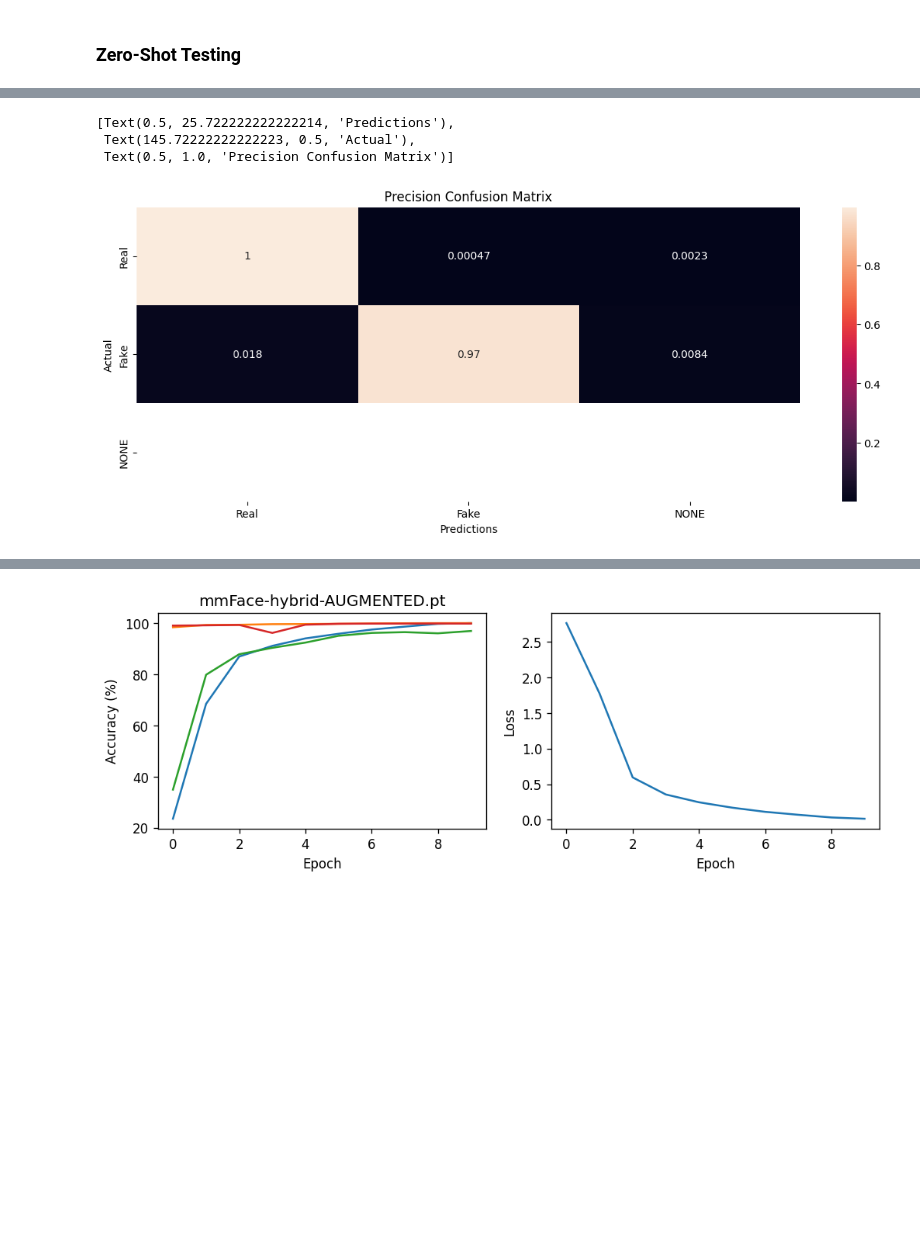
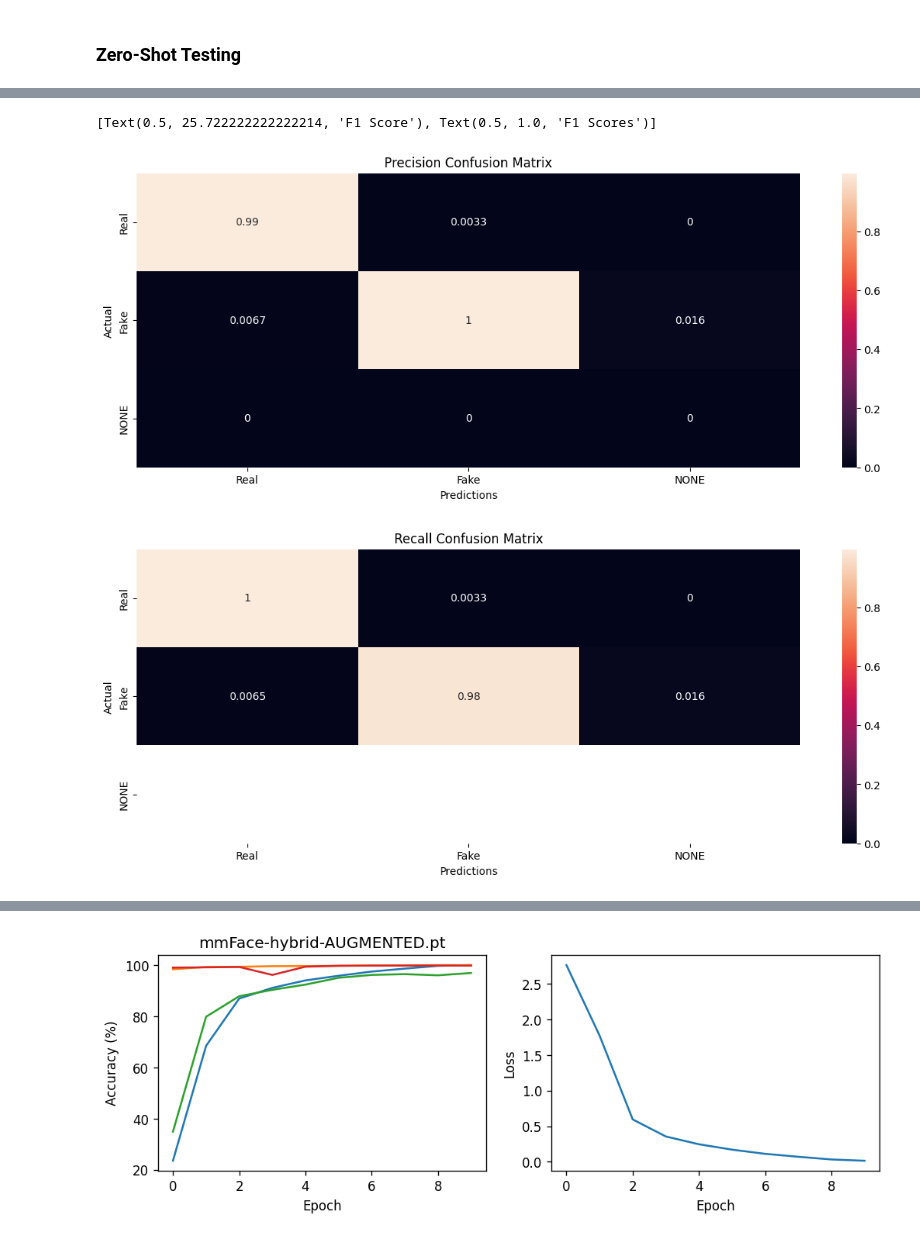
Before and after one commit to StergiousAji/mmFace-3D-Face-Recognition-using-RGB-and-mmWave-Radar, a Jupyter notebook: src/3DFR_Net/mmFace/mmFace-hybrid.ipynb, the cells around one changed output, grey strips where cells are left out. Drawn from its saved outputs; the diff is of its cells as text; code cells hidden in the pictures; blank space fills up the shorter version.

```diff
--- a/src/3DFR_Net/mmFace/mmFace-hybrid.ipynb
+++ b/src/3DFR_Net/mmFace/mmFace-hybrid.ipynb
@@ -58,7 +58,7 @@ from neural_nets import MMFaceHybrid
 from utils import load_model, load_history
 from torch import nn
 
-num_epochs = 6
+num_epochs = 20
 learning_rate = 0.01
 
 lambda1, lambda2 = 1, 1
@@ -240,7 +229,8 @@ print(test_subjects)
 
 # Gather raw reference data (Taking frame 3 of ARD and RGB embedding of 0\deg,RLC,NO)
 # TODO: EXPERIMENT WITH THE FRAME NUMBER AND SEED FOR DIFFERENT SUBJECTS
-f = 3
+f = 7
+print(f"Frame: {f}")
 references_raw = [(torch.tensor(get_ard_aug(RAW_PATH, sub, 0, 250, "none")[f], device=device).unsqueeze(0),
                    torch.tensor(get_rgb_emb_aug(RAW_PATH, sub, 0, "none", set())[f], device=device, dtype=torch.float32).unsqueeze(0)) for sub in tqdm(test_subjects)]
 
@@ -273,7 +263,7 @@ ref_labels_s = [idx if idx < num_subjects else idx-num_subjects for idx in test_
 ref_labels_l = [0 if idx < num_subjects else 1 for idx in test_idx]
 
 unseen_embeddings = np.concatenate(unseen_embeddings)
-true_labels_s = np.concatenate(true_labels_s)
-true_labels_l = np.concatenate(true_labels_l)
+true_labels_s = np.concatenate(true_labels_s, dtype=np.int32)
+true_labels_l = np.concatenate(true_labels_l, dtype=np.int32)
 # %% [output]
 [20, 2, 5, 15, 920, 92, 95, 915]
@@ -352,17 +361,26 @@ heatmap.set(xlabel ="Predictions", ylabel = "Actual", title ='Precision Confusio
 # %%
-from sklearn.metrics import confusion_matrix
+from sklearn.metrics import f1_score
+import matplotlib.pyplot as plt
 import seaborn as sn
 import pandas as pd
 
 liveness_names = ["Real", "Fake", "NONE"]
 
-# Build confusion matrix
-df_cm = pd.DataFrame(cfm_liveness / np.sum(cfm_liveness, axis=1)[:, None], index=liveness_names, columns=liveness_names)
+df_cm_p = pd.DataFrame(cfm_liveness / np.sum(cfm_liveness, axis=0)[:, None], index=liveness_names, columns=liveness_names)
 plt.figure(figsize = (14, 5))
-heatmap = sn.heatmap(df_cm, annot=True)
-heatmap.set(xlabel ="Predictions", ylabel = "Actual", title ='Precision Confusion Matrix')
+heatmap_p = sn.heatmap(df_cm_p, annot=True)
+heatmap_p.set(xlabel="Predictions", ylabel="Actual", title="Precision Confusion Matrix")
+
+df_cm_r = pd.DataFrame(cfm_liveness / np.sum(cfm_liveness, axis=1)[:, None], index=liveness_names, columns=liveness_names)
+plt.figure(figsize = (14, 5))
+heatmap_r = sn.heatmap(df_cm_r, annot=True)
+heatmap_r.set(xlabel="Predictions", ylabel="Actual", title="Recall Confusion Matrix")
+
+df_f1 = pd.DataFrame(f1_score(true_labels_l, preds_l_norm, labels=test_labels_l, average=None), index=liveness_names)
+plt.figure(figsize=(5, 5))
+heatmap_f1 = sn.heatmap(df_f1, annot=True)
+heatmap_f1.set(xlabel="F1 Score", title="F1 Scores")
 # %% [output]
-[Text(0.5, 25.722222222222214, 'Predictions'),
- Text(145.72222222222223, 0.5, 'Actual'),
- Text(0.5, 1.0, 'Precision Confusion Matrix')]
+[Text(0.5, 25.722222222222214, 'F1 Score'), Text(0.5, 1.0, 'F1 Scores')]
-[figure, old version]
+[figure, new version]
+[figure, added]
```
Also changed, not shown: parts of 7 cells of this notebook.
